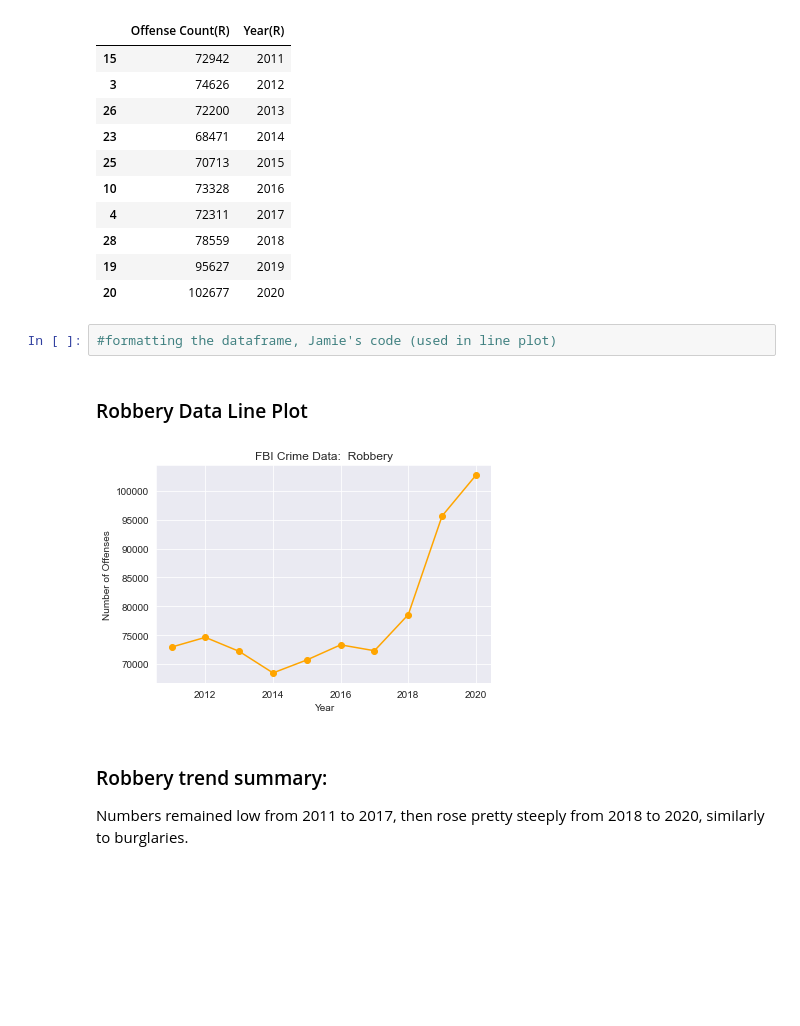
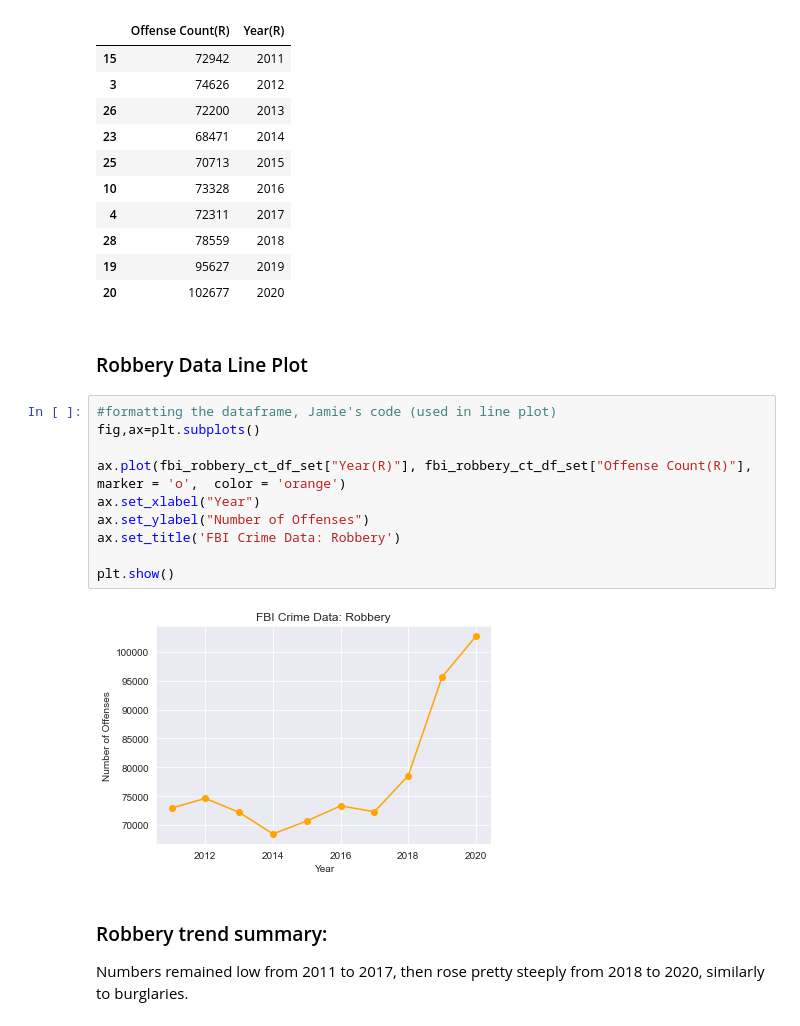
Before and after one commit to HeatherLD/API-Project, a Jupyter notebook: Final_Draft.ipynb, the cells around one changed output. Cells and saved outputs as stored; diff of their text form; blank space fills up the shorter version.

```diff
--- a/Final_Draft.ipynb
+++ b/Final_Draft.ipynb
@@ -123,12 +134,20 @@ fbi_robbery_ct_df_set
 | 28 | 78559 | 2018 |
 | 19 | 95627 | 2019 |
 | 20 | 102677 | 2020 |
-# %%
-#formatting the dataframe, Jamie's code (used in line plot)
-# %% [markdown]
-### Robbery Data Line Plot
-# %% [markdown]
-![robbery_graph.png](attachment:robbery_graph.png)
+# %% [markdown]
+### Robbery Data Line Plot
+# %%
+#formatting the dataframe, Jamie's code (used in line plot)
+fig,ax=plt.subplots()
+
+ax.plot(fbi_robbery_ct_df_set["Year(R)"], fbi_robbery_ct_df_set["Offense Count(R)"], marker = 'o',  color = 'orange')
+ax.set_xlabel("Year")
+ax.set_ylabel("Number of Offenses")
+ax.set_title('FBI Crime Data: Robbery')
+
+plt.show()
+# %% [output]
+[figure, added]
 # %% [markdown]
 ### Robbery trend summary:
 Numbers remained low from 2011 to 2017, then rose pretty steeply from 2018 to 2020, similarly to burglaries.
```
Also changed, not shown: parts of 16 cells of this notebook.
